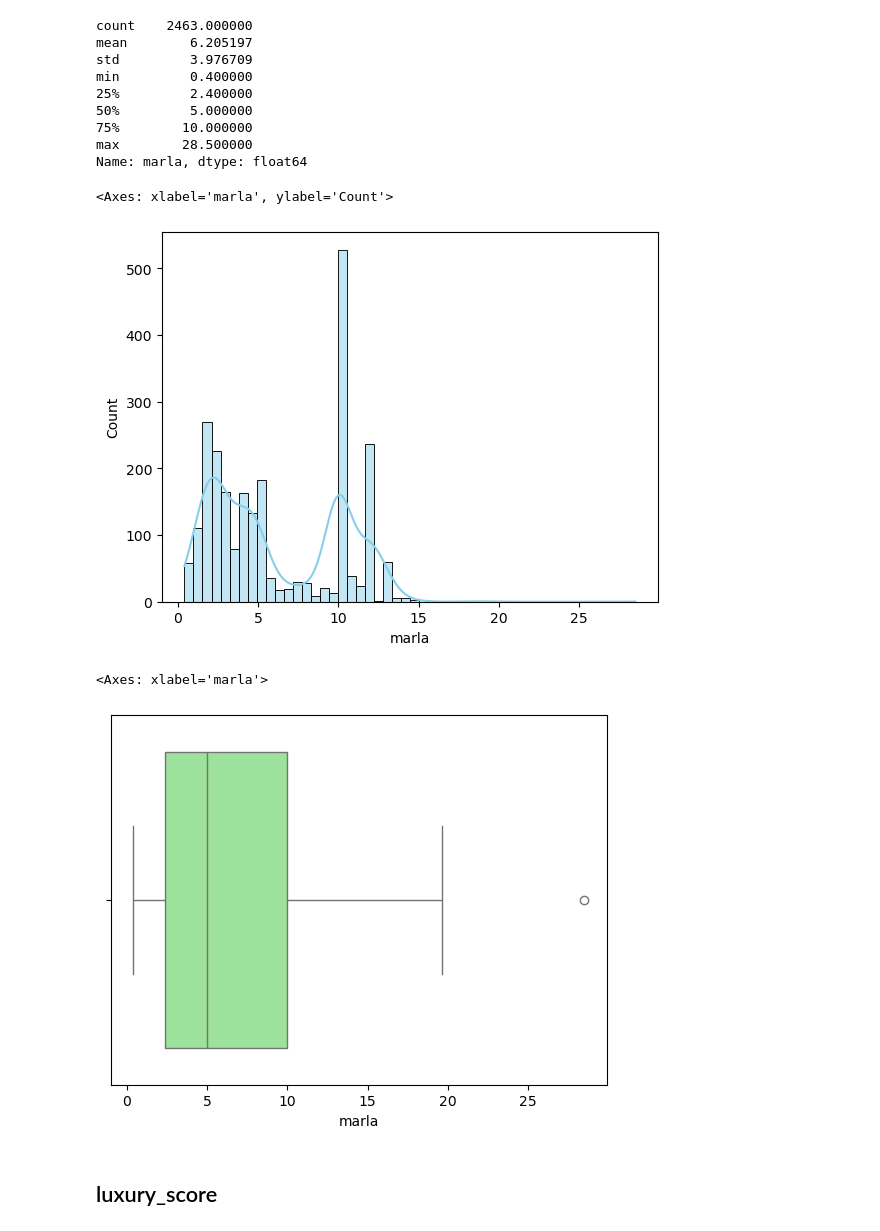
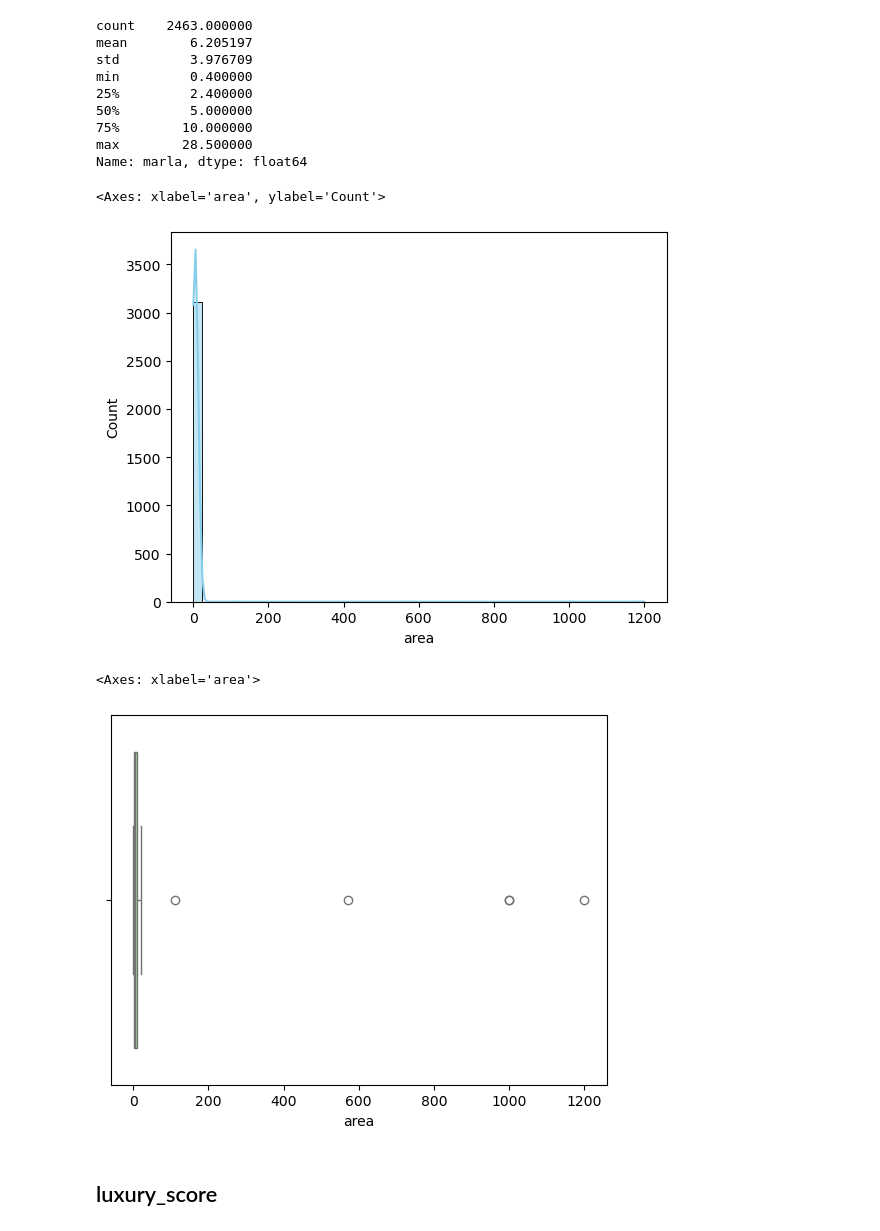
Before and after one commit to zeeshanAhmed2798/real-estate-ml-project, a Jupyter notebook: Data Cleaning/eda_on_flats_pandas_univarient.ipynb, the cells around one changed output. Drawn from its saved outputs; the diff is of its cells as text; code cells hidden in the pictures.

Commit message:
Flats : EDA Completed on flats data

```diff
--- a/Data Cleaning/eda_on_flats_pandas_univarient.ipynb
+++ b/Data Cleaning/eda_on_flats_pandas_univarient.ipynb
@@ -707,2 +646,6 @@ df['other_rooms'].value_counts(normalize=True).head().plot(kind="pie", autopct="
 # %% [markdown]
 ## floor num
+# %%
+df1=pd.read_csv("lahore_flats_feature_engineered.csv")
+# %%
+df['floor']=df1['floor']
@@ -783,8 +736,10 @@ dict(df['built_year'].value_counts())
+# %%
+df["built_year"] = df["built_year"].astype("Int64")
 # %%
 import numpy as np
 import pandas as pd
 
-current_year = 2025  # set as needed
+current_year = 2026  # set as needed
 
 def classify_year(y):
     if pd.isna(y):
@@ -868,15 +834,15 @@ min         0.400000
 max        28.500000
 Name: marla, dtype: float64
 # %%
-sns.histplot(df["marla"].dropna(), bins=50, color="skyblue", kde=True)
+sns.histplot(df["area"].dropna(), bins=50, color="skyblue", kde=True)
 # %% [output]
-<Axes: xlabel='marla', ylabel='Count'>
+<Axes: xlabel='area', ylabel='Count'>
-[figure, old version]
+[figure, new version]
 # %%
-sns.boxplot(x=df["marla"].dropna(), color="lightgreen")
+sns.boxplot(x=df["area"].dropna(), color="lightgreen")
 # %% [output]
-<Axes: xlabel='marla'>
+<Axes: xlabel='area'>
-[figure, old version]
+[figure, new version]
 # %% [markdown]
 ## luxury_score
 # %%
```
Also changed, not shown: parts of 113 cells of this notebook, 4 other files.
